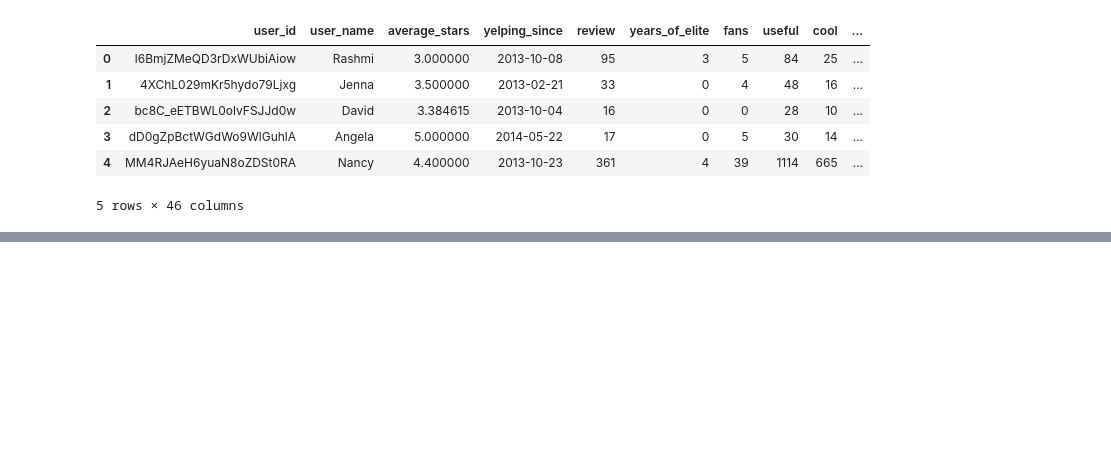
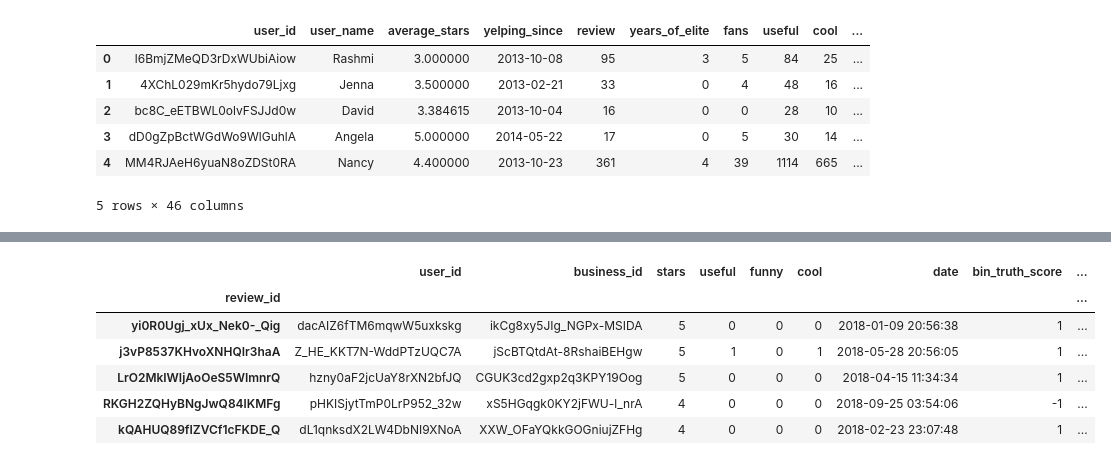
Before and after one commit to GioFic95/restaurant-recommendation-system, a Jupyter notebook: src/main_notebook-multiprocess.ipynb, the cells around one changed output, grey strips where cells are left out. Drawn from its saved outputs; the diff is of its cells as text; code cells hidden in the pictures; blank space fills up the shorter version.

```diff
--- a/src/main_notebook-multiprocess.ipynb
+++ b/src/main_notebook-multiprocess.ipynb
@@ -789,0 +1212,4 @@ def ristorants_cuisine_ratings(grouped):
+# %%
+applied_train = _pd.read_pickle('../dataset/m2_n9/applied_train_users_review.pickle')
+applied_train = applied_train.set_index('review_id')
+applied_train.head()
@@ -789,0 +1230,13 @@ def ristorants_cuisine_ratings(grouped):
+# %%
+# split grouped_reviews and users datasets into n_cores parts, where n_cores is the number of available processors
+n_cores = _os.cpu_count()
+
+df_out = _np.array_split(review_train, n_cores)   # list of input dataframes (from grouped_reviews)
+
+df_out_names = []   # list of paths of output dataframes (from users)
+df_in = []
+for i, df in enumerate(df_out):
+    name = "../dataset/m2_n9/tmp/df_out_train_" + str(i) + ".pickle"
+    df_out_names += [name]
+    df_tmp = applied_train.loc[df.index]
+    df_in += [df_tmp]
@@ -789,0 +1267,18 @@ def ristorants_cuisine_ratings(grouped):
+# %%
+train_chunks = []
+
+# add chunks produced by subprocesses
+for name in df_out_names:
+    df_out_i = _pd.read_pickle(name)
+    train_chunks += [df_out_i]
+
+train_set = _pd.concat(train_chunks)
+train_set.head()
+# %% [output]
+|  | user_id | business_id | stars | useful | funny | cool | date | bin_truth_score | ... |
+| review_id |  |  |  |  |  |  |  |  | ... |
+| yi0R0Ugj_xUx_Nek0-_Qig | dacAIZ6fTM6mqwW5uxkskg | ikCg8xy5JIg_NGPx-MSIDA | 5 | 0 | 0 | 0 | 2018-01-09 20:56:38 | 1 | ... |
+| j3vP8537KHvoXNHQIr3haA | Z_HE_KKT7N-WddPTzUQC7A | jScBTQtdAt-8RshaiBEHgw | 5 | 1 | 0 | 1 | 2018-05-28 20:56:05 | 1 | ... |
+| LrO2MkIWIjAoOeS5WImnrQ | hzny0aF2jcUaY8rXN2bfJQ | CGUK3cd2gxp2q3KPY19Oog | 5 | 0 | 0 | 0 | 2018-04-15 11:34:34 | 1 | ... |
+| RKGH2ZQHyBNgJwQ84lKMFg | pHKISjytTmP0LrP952_32w | xS5HGqgk0KY2jFWU-l_nrA | 4 | 0 | 0 | 0 | 2018-09-25 03:54:06 | -1 | ... |
+| kQAHUQ89fIZVCf1cFKDE_Q | dL1qnksdX2LW4DbNI9XNoA | XXW_OFaYQkkGOGniujZFHg | 4 | 0 | 0 | 0 | 2018-02-23 23:07:48 | 1 | ... |
```
Also changed, not shown: parts of 54 cells of this notebook, 1 other file.
